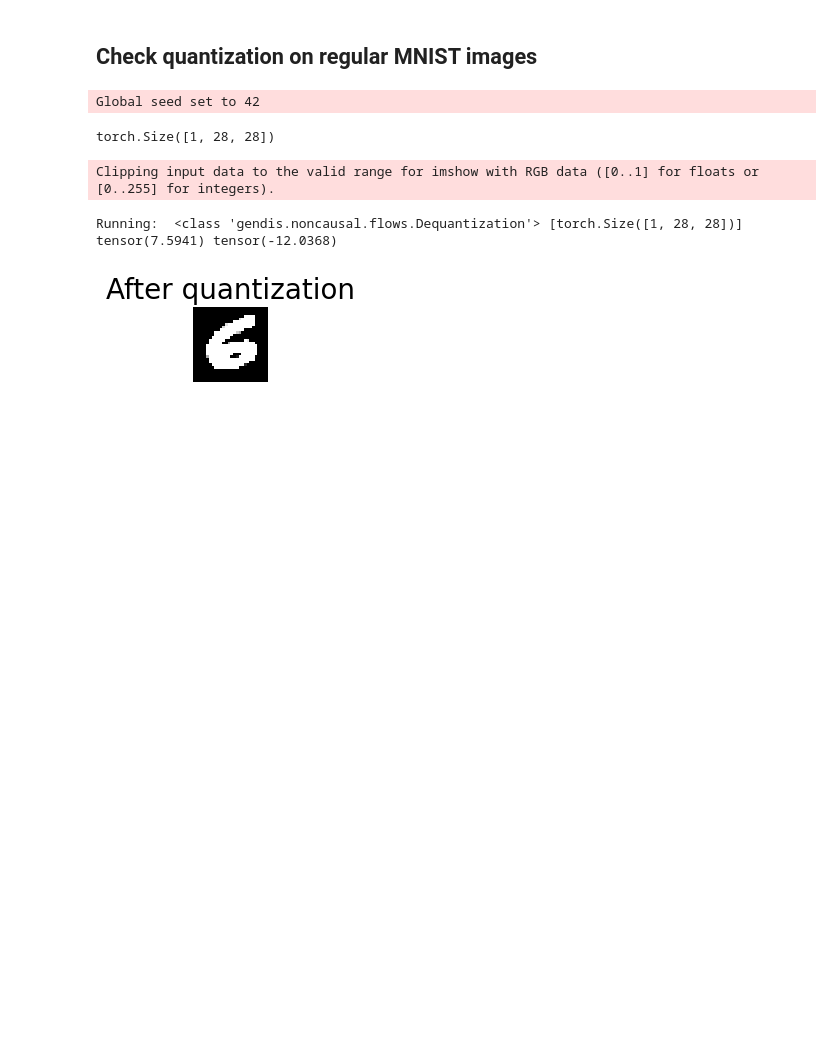
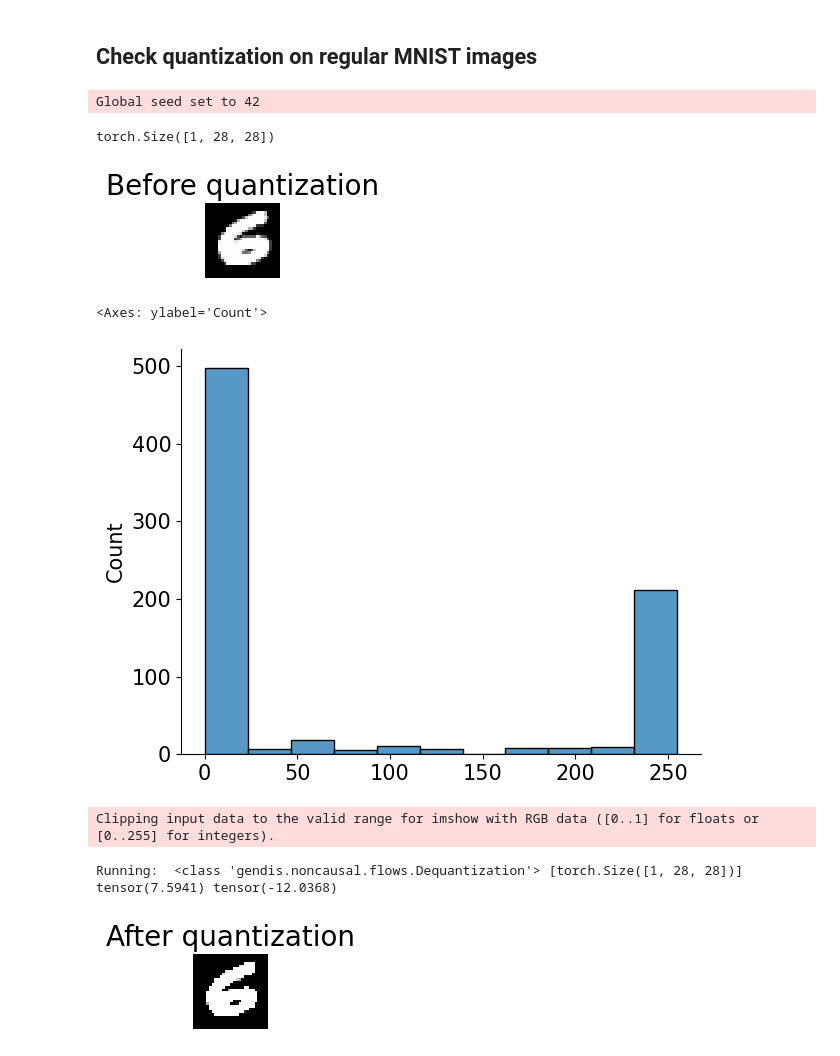
Before and after one commit to tree1111/CDRL, a Jupyter notebook: notebooks/Playground Preprocessing.ipynb, the cells around one changed output. Saved outputs shown, nothing was run; the diff lists cells and outputs as text; code cells hidden in the pictures; blank space fills up the shorter version.

```diff
--- a/notebooks/Playground Preprocessing.ipynb
+++ b/notebooks/Playground Preprocessing.ipynb
@@ -40,19 +35,27 @@ from gendis.noncausal.model import ImageFlow
 # %%
 import math
+
 import torchvision
+
 
 def show_imgs(imgs, title=None, row_size=4):
     # Form a grid of pictures (we use max. 8 columns)
     num_imgs = imgs.shape[0] if isinstance(imgs, torch.Tensor) else len(imgs)
-    is_int = imgs.dtype==torch.int32 if isinstance(imgs, torch.Tensor) else imgs[0].dtype==torch.int32
+    is_int = (
+        imgs.dtype == torch.int32
+        if isinstance(imgs, torch.Tensor)
+        else imgs[0].dtype == torch.int32
+    )
     nrow = min(num_imgs, row_size)
-    ncol = int(math.ceil(num_imgs/nrow))
-    imgs = torchvision.utils.make_grid(imgs, nrow=nrow, pad_value=128 if is_int else 0.5)
+    ncol = int(math.ceil(num_imgs / nrow))
+    imgs = torchvision.utils.make_grid(
+        imgs, nrow=nrow, pad_value=128 if is_int else 0.5
+    )
     np_imgs = imgs.cpu().numpy()
     # Plot the grid
-    plt.figure(figsize=(1.5*nrow, 1.5*ncol))
-    plt.imshow(np.transpose(np_imgs, (1,2,0)), interpolation='nearest')
-    plt.axis('off')
+    plt.figure(figsize=(1.5 * nrow, 1.5 * ncol))
+    plt.imshow(np.transpose(np_imgs, (1, 2, 0)), interpolation="nearest")
+    plt.axis("off")
     if title is not None:
         plt.title(title)
     plt.show()
@@ -149,16 +174,19 @@ tensor(0.2354) tensor(-12.0929)
 ## Check quantization on regular MNIST images
 # %%
 # Transformations applied on each image => make them a tensor and discretize
-transform = transforms.Compose([transforms.ToTensor(),
-                                # nf.utils.Scale(255.0 / 256.0),  # normalize the pixel values
-                                nf.utils.Jitter(1 / 256.0),  # apply random generation
-                                discretize,
-                               ])
+transform = transforms.Compose(
+    [
+        transforms.ToTensor(),
+        # nf.utils.Scale(255.0 / 256.0),  # normalize the pixel values
+        nf.utils.Jitter(1 / 256.0),  # apply random generation
+        discretize,
+    ]
+)
 
 # Loading the training dataset. We need to split it into a training and validation part
-train_dataset = MNIST(root='/Users/adam2392/pytorch_data/', train=True,
-                      transform=transform,
-                      download=True)
+train_dataset = MNIST(
+    root="/Users/adam2392/pytorch_data/", train=True, transform=transform, download=True
+)
 pl.seed_everything(42)
 train_set, val_set = torch.utils.data.random_split(train_dataset, [50000, 10000])
 # %% [output]
@@ -188,6 +215,15 @@ img = train_set[0][0]
 print(img.shape)
 # %% [output]
 torch.Size([1, 28, 28])
+# %%
+output = img.reshape(1, *img.shape)
+show_imgs(output, title="Before quantization")
+output = output.detach().numpy()
+sns.histplot(output.flatten())
+# %% [output]
+[figure, added]
+<Axes: ylabel='Count'>
+[figure, added]
 # %%
 output = img.reshape(1, *img.shape)
 ldj = 0
```
Also changed, not shown: parts of 10 cells of this notebook, 5 other files.
